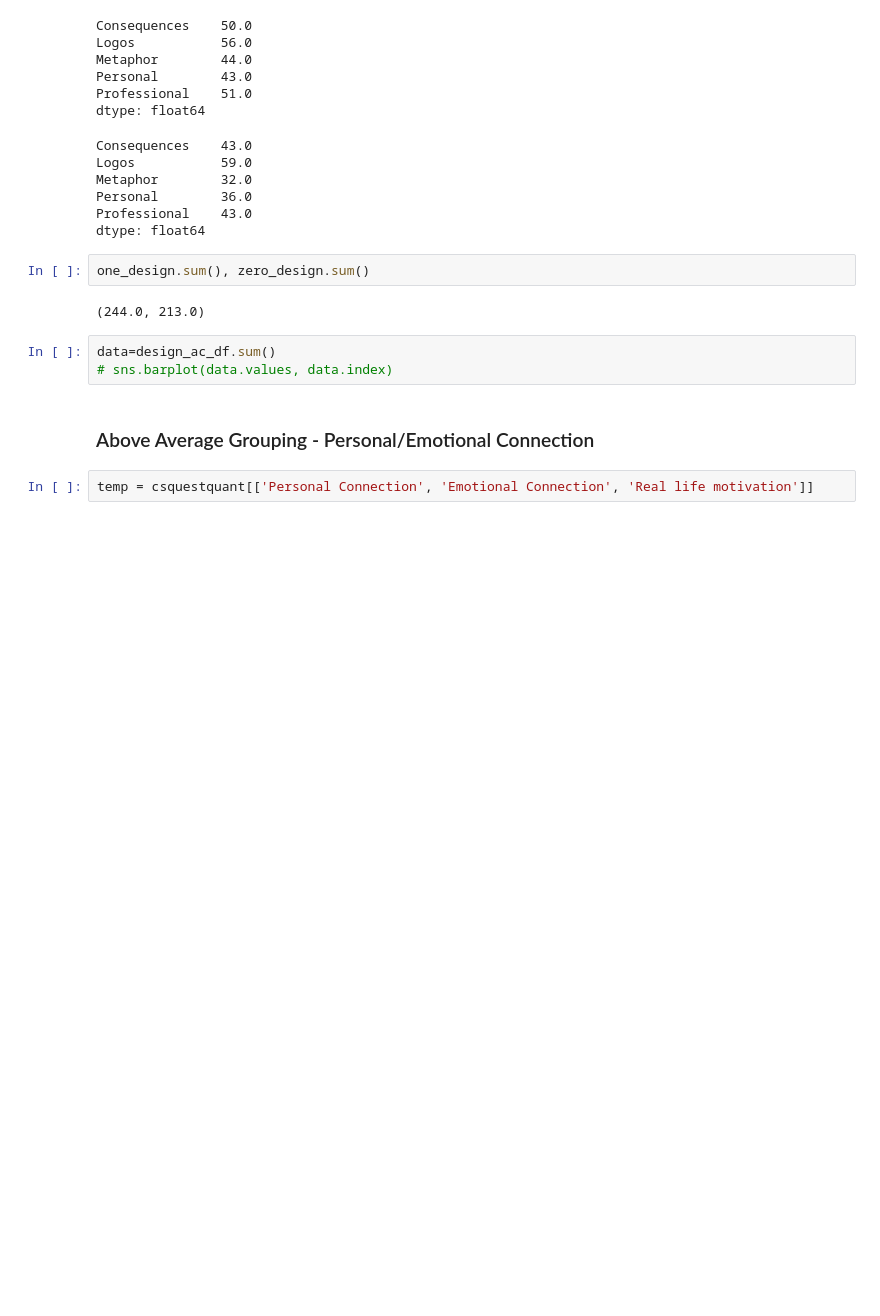
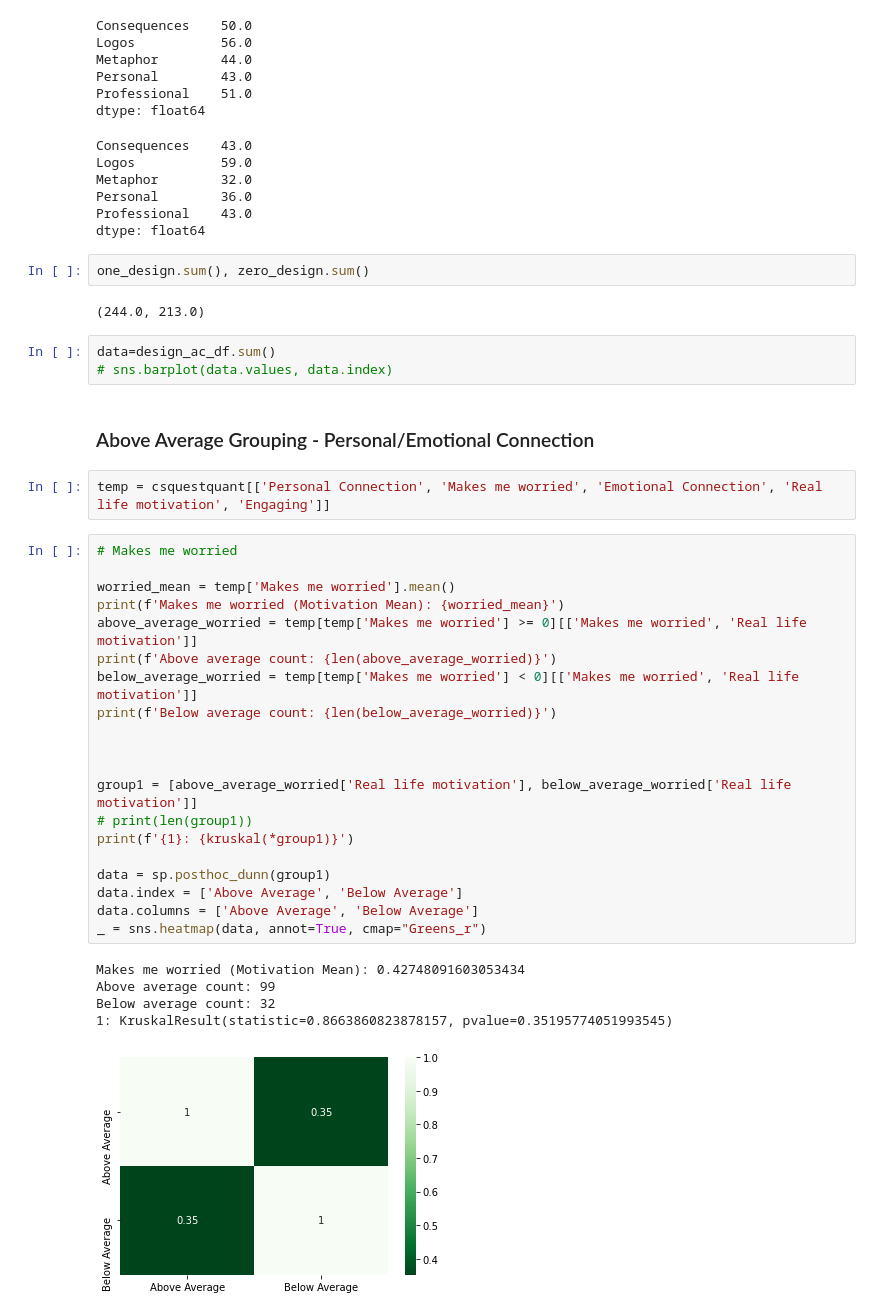
Before and after one commit to rizupaudel/designStudy, a Jupyter notebook: priming/analysis/csquest.ipynb, the cells around one changed output. Cells and saved outputs as stored; diff of their text form; blank space fills up the shorter version.

```diff
--- a/priming/analysis/csquest.ipynb
+++ b/priming/analysis/csquest.ipynb
@@ -280,7 +291,33 @@ data=design_ac_df.sum()
 # %% [markdown]
 ### Above Average Grouping - Personal/Emotional Connection
 # %%
-temp = csquestquant[['Personal Connection', 'Emotional Connection', 'Real life motivation']]
+temp = csquestquant[['Personal Connection', 'Makes me worried', 'Emotional Connection', 'Real life motivation', 'Engaging']]
+# %%
+# Makes me worried
+
+worried_mean = temp['Makes me worried'].mean()
+print(f'Makes me worried (Motivation Mean): {worried_mean}')
+above_average_worried = temp[temp['Makes me worried'] >= 0][['Makes me worried', 'Real life motivation']]
+print(f'Above average count: {len(above_average_worried)}')
+below_average_worried = temp[temp['Makes me worried'] < 0][['Makes me worried', 'Real life motivation']]
+print(f'Below average count: {len(below_average_worried)}')
+
+
+
+group1 = [above_average_worried['Real life motivation'], below_average_worried['Real life motivation']]
+# print(len(group1))
+print(f'{1}: {kruskal(*group1)}')
+
+data = sp.posthoc_dunn(group1)
+data.index = ['Above Average', 'Below Average']
+data.columns = ['Above Average', 'Below Average']
+_ = sns.heatmap(data, annot=True, cmap="Greens_r")
+# %% [output]
+Makes me worried (Motivation Mean): 0.42748091603053434
+Above average count: 99
+Below average count: 32
+1: KruskalResult(statistic=0.8663860823878157, pvalue=0.35195774051993545)
+[figure, added]
 # %%
 # Personal Connection
 
```
Also changed, not shown: parts of 17 cells of this notebook, 8 other files.
